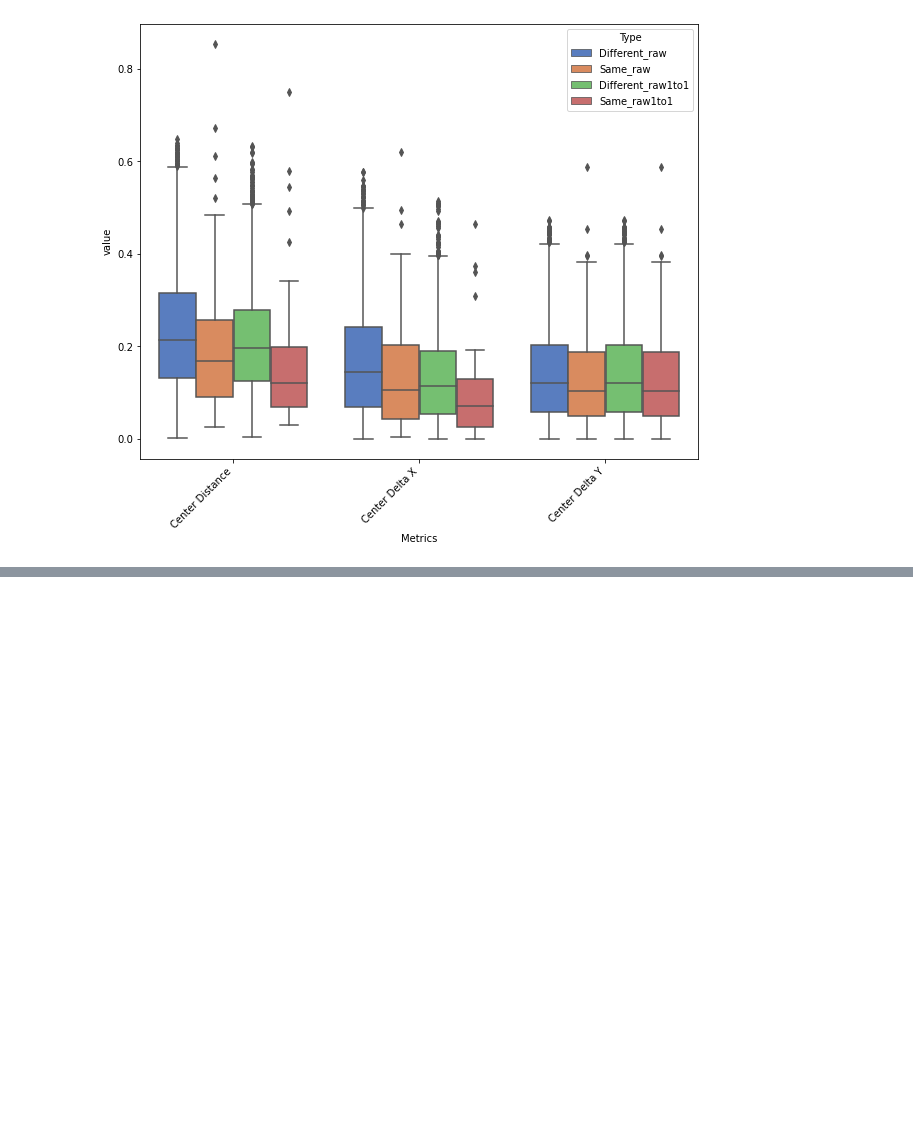
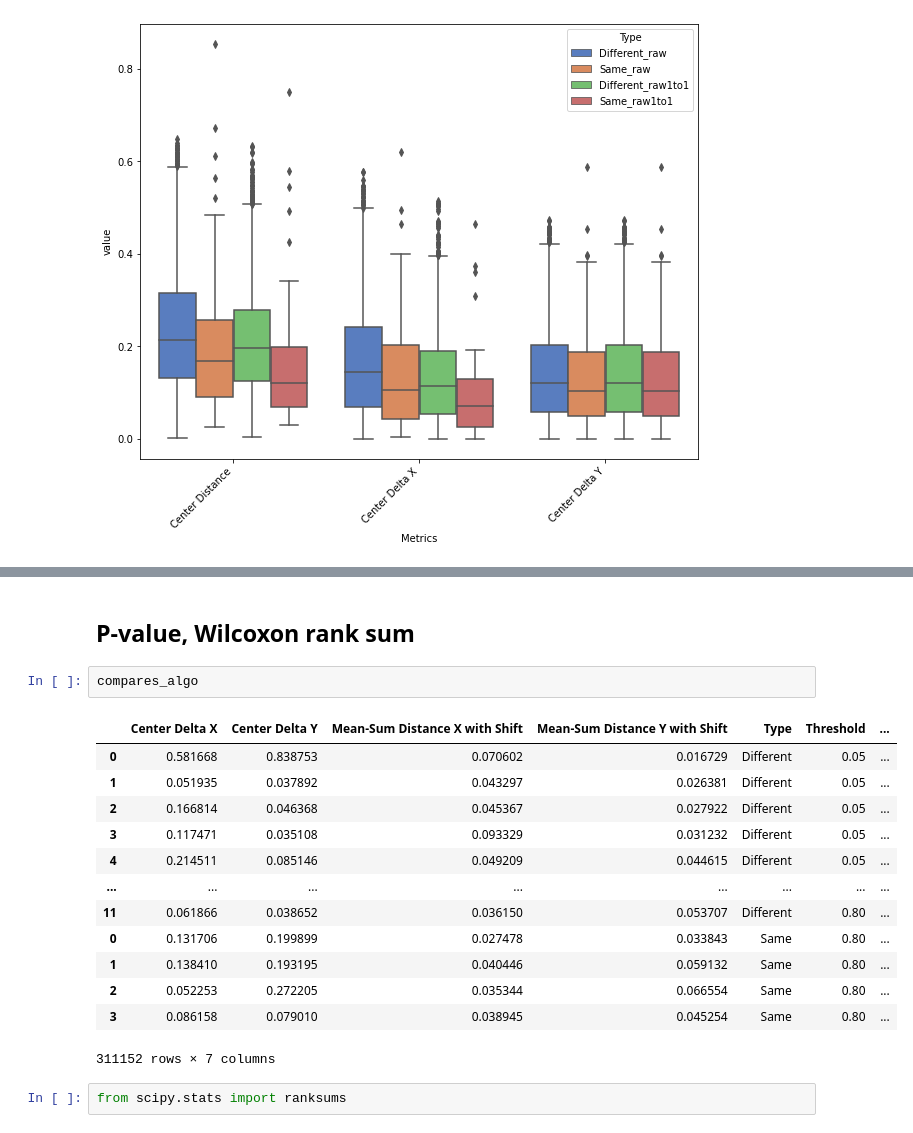
Before and after one commit to leorrose/CellProfiling-research, a Jupyter notebook: code/notebooks/Repeated-Results.ipynb, the cells around one changed output, grey strips where cells are left out. Cells and saved outputs as stored; diff of their text form; blank space fills up the shorter version.

```diff
--- a/code/notebooks/Repeated-Results.ipynb
+++ b/code/notebooks/Repeated-Results.ipynb
@@ -587,3 +588,23 @@ compares.groupby(['Metrics','Type']).describe()
 |  | Same | 62.0 | 0.163428 | 0.113733 | 0.007908 | 0.082018 | 0.130317 | 0.198258 | 0.586918 |
 | Mean-Summation Distance Y Pairwis... | Different | 9591.0 | 0.100243 | 0.042976 | 0.008603 | 0.068311 | 0.096041 | 0.127259 | 0.289227 |
 |  | Same | 62.0 | 0.074102 | 0.031038 | 0.008128 | 0.049258 | 0.076492 | 0.095147 | 0.144914 |
+# %% [markdown]
+## P-value, Wilcoxon rank sum
+# %%
+compares_algo
+# %% [output]
+|  | Center Delta X | Center Delta Y | Mean-Sum Distance X with Shift | Mean-Sum Distance Y with Shift | Type | Threshold | ... |
+| 0 | 0.581668 | 0.838753 | 0.070602 | 0.016729 | Different | 0.05 | ... |
+| 1 | 0.051935 | 0.037892 | 0.043297 | 0.026381 | Different | 0.05 | ... |
+| 2 | 0.166814 | 0.046368 | 0.045367 | 0.027922 | Different | 0.05 | ... |
+| 3 | 0.117471 | 0.035108 | 0.093329 | 0.031232 | Different | 0.05 | ... |
+| 4 | 0.214511 | 0.085146 | 0.049209 | 0.044615 | Different | 0.05 | ... |
+| ... | ... | ... | ... | ... | ... | ... | ... |
+| 11 | 0.061866 | 0.038652 | 0.036150 | 0.053707 | Different | 0.80 | ... |
+| 0 | 0.131706 | 0.199899 | 0.027478 | 0.033843 | Same | 0.80 | ... |
+| 1 | 0.138410 | 0.193195 | 0.040446 | 0.059132 | Same | 0.80 | ... |
+| 2 | 0.052253 | 0.272205 | 0.035344 | 0.066554 | Same | 0.80 | ... |
+| 3 | 0.086158 | 0.079010 | 0.038945 | 0.045254 | Same | 0.80 | ... |
+311152 rows × 7 columns
+# %%
+from scipy.stats import ranksums
```
Also changed, not shown: parts of 9 cells of this notebook.
